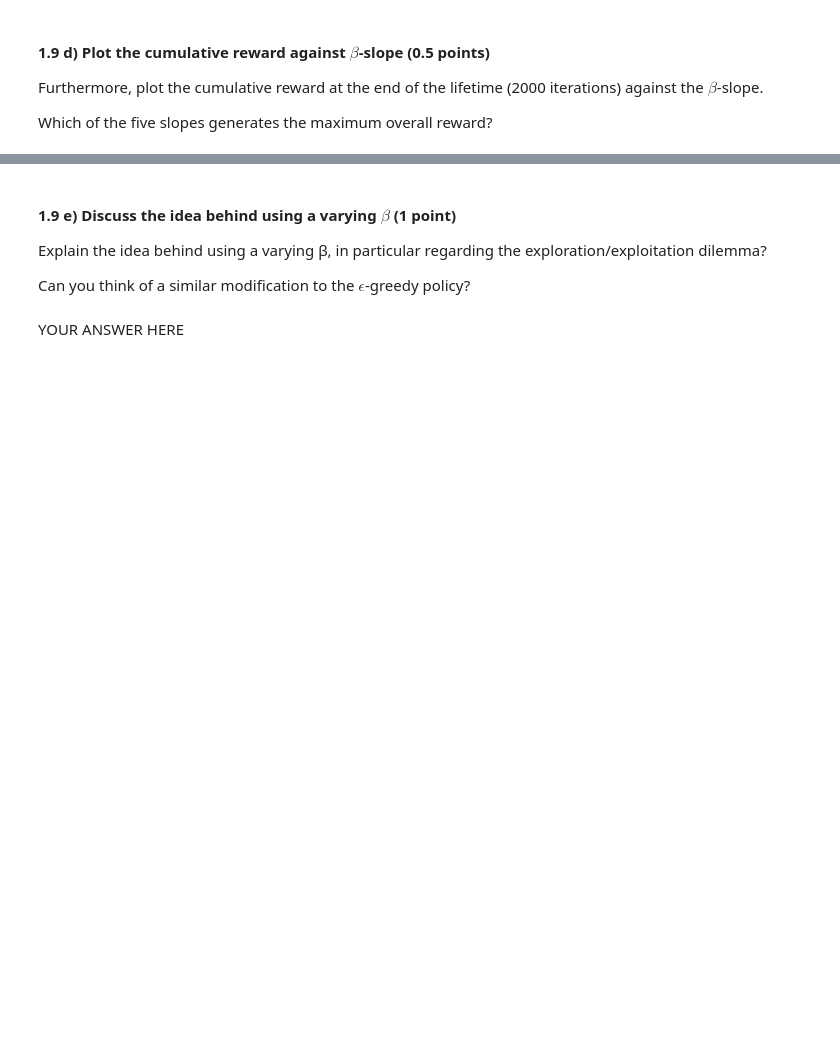
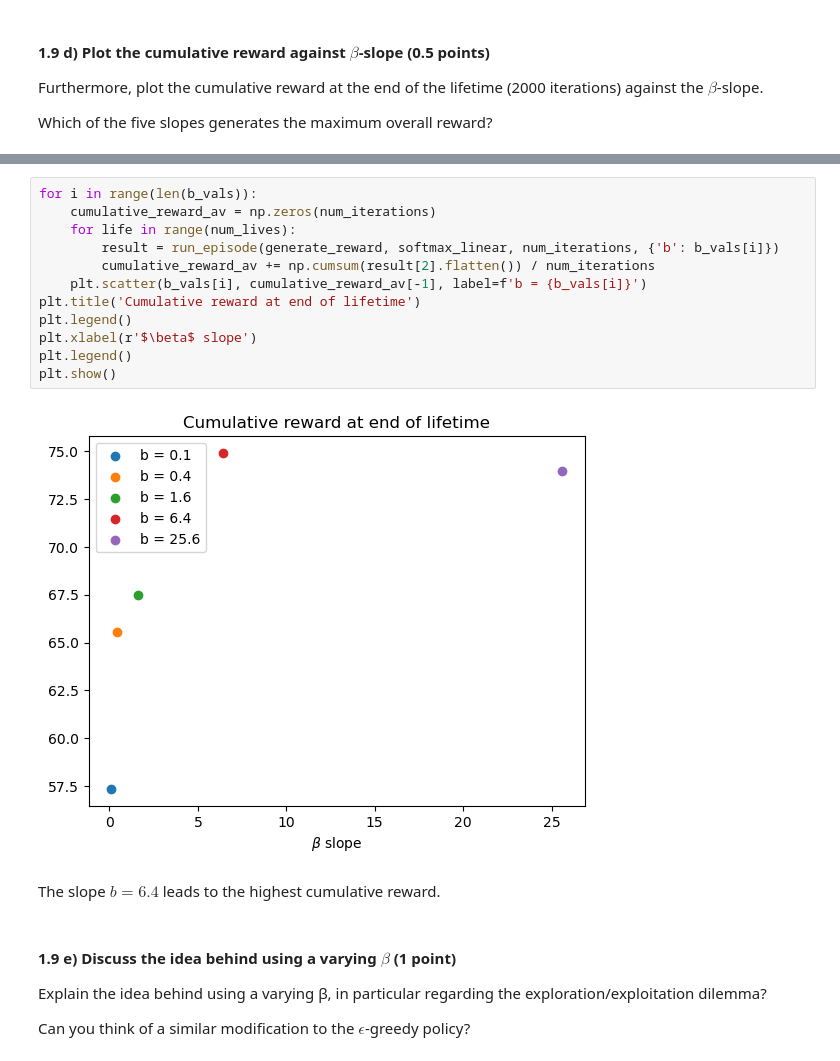
Before and after one commit to lfogarty98/mhbf_pt, a Jupyter notebook: 7-rl-part-I/rl-part-I.ipynb, the cells around one changed output, grey strips where cells are left out. Saved outputs shown, nothing was run; the diff lists cells and outputs as text; blank space fills up the shorter version.

```diff
--- a/7-rl-part-I/rl-part-I.ipynb
+++ b/7-rl-part-I/rl-part-I.ipynb
@@ -423,8 +449,22 @@ YOUR ANSWER HERE
+# %%
+for i in range(len(b_vals)):
+    cumulative_reward_av = np.zeros(num_iterations)
+    for life in range(num_lives):
+        result = run_episode(generate_reward, softmax_linear, num_iterations, {'b': b_vals[i]})
+        cumulative_reward_av += np.cumsum(result[2].flatten()) / num_iterations
+    plt.scatter(b_vals[i], cumulative_reward_av[-1], label=f'b = {b_vals[i]}')
+plt.title('Cumulative reward at end of lifetime')
+plt.legend()
+plt.xlabel(r'$\beta$ slope')
+plt.legend()
+plt.show()
+# %% [output]
+[figure, added]
+# %% [markdown]
+The slope $b=6.4$ leads to the highest cumulative reward.
 # %% [markdown]
 #### 1.9 e) Discuss the idea behind using a varying $\beta$ (1 point)
 
 Explain the idea behind using a varying β, in particular regarding the exploration/exploitation dilemma?
 
 Can you think of a similar modification to the  $\epsilon$-greedy policy?
-# %% [markdown]
-YOUR ANSWER HERE
```
Also changed, not shown: parts of 23 cells of this notebook.
